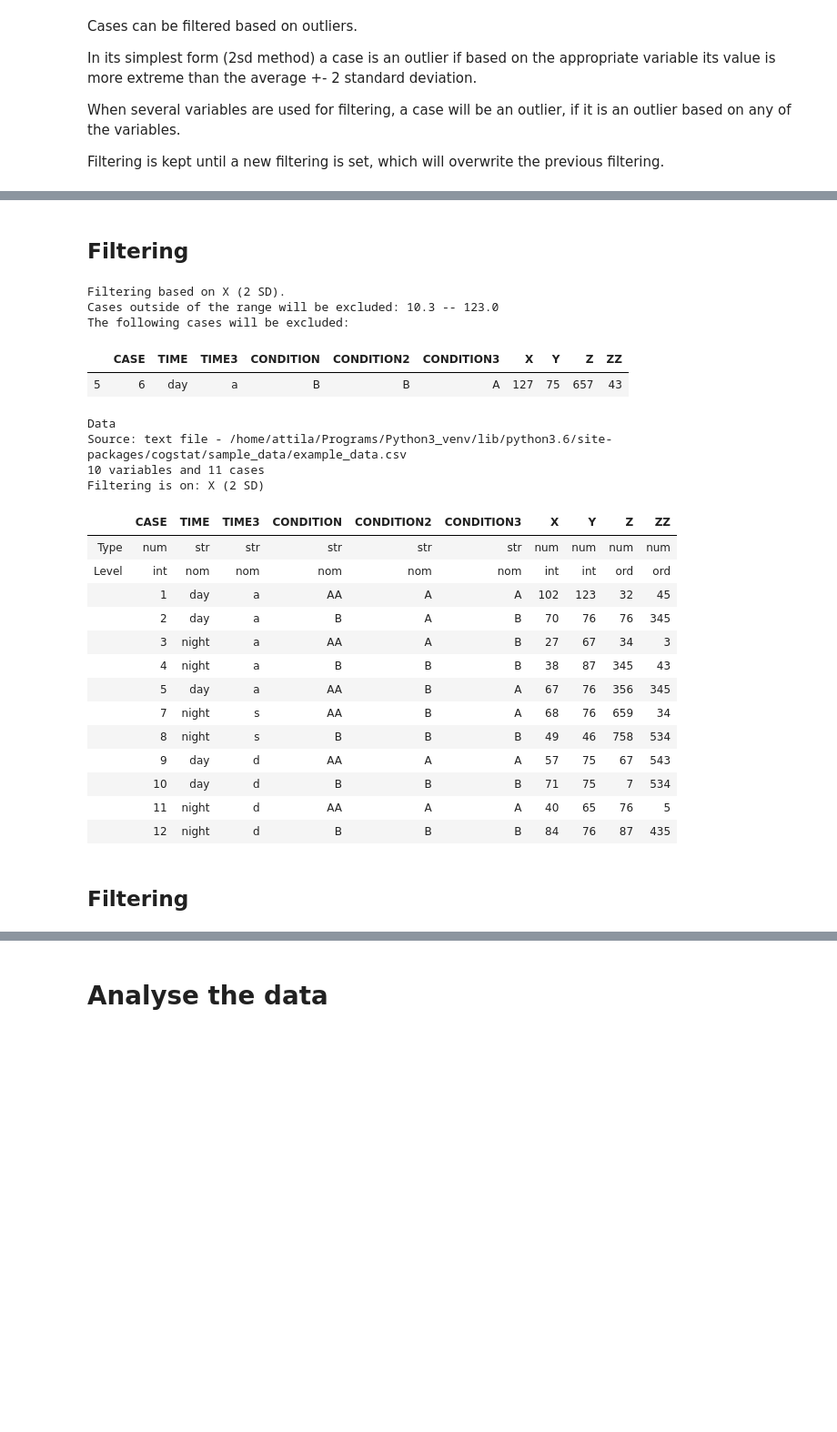
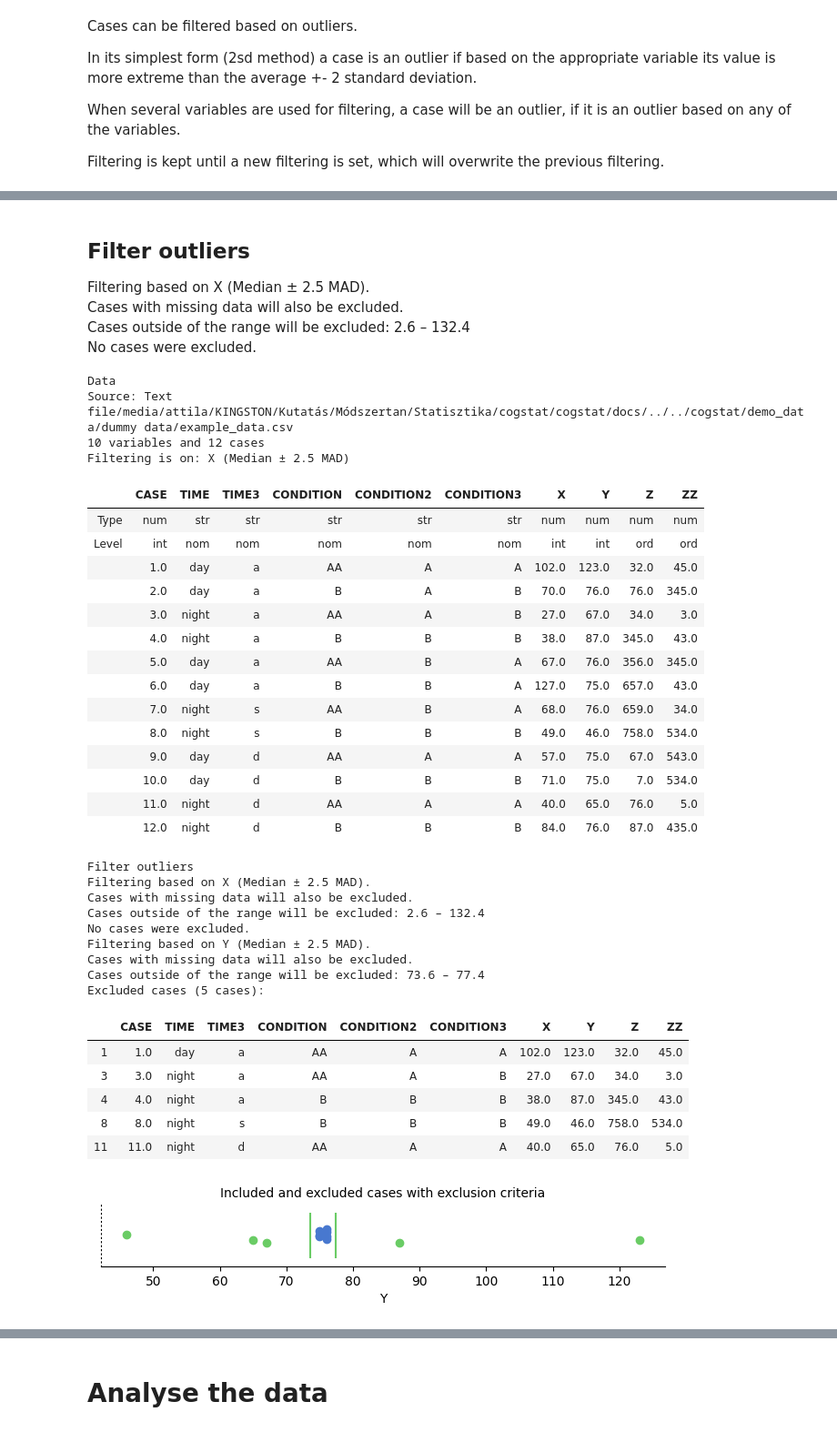
Before and after one commit to cogstat/cogstat, a Jupyter notebook: cogstat/docs/CogStat Jupyter Notebook tutorial.ipynb, the cells around one changed output, grey strips where cells are left out. Shown at 91% size. Saved outputs shown, nothing was run; the diff lists cells and outputs as text; code cells hidden in the pictures; blank space fills up the shorter version.

```diff
--- a/cogstat/docs/CogStat Jupyter Notebook tutorial.ipynb
+++ b/cogstat/docs/CogStat Jupyter Notebook tutorial.ipynb
@@ -324,7 +329,7 @@ When several variables are used for filtering, a case will be an outlier, if it
 Filtering is kept until a new filtering is set, which will overwrite the previous filtering.
 # %%
 # Let's import a data file
-data = cs.CogStatData(data = os.path.join(cs_dir, 'sample_data', 'example_data.csv'))
+data = cs.CogStatData(data = os.path.join(cs_dir, 'demo_data', 'dummy data', 'example_data.csv'))
 cs.display(data.print_data())
 
 # To turn on filtering based on a singla variable:
@@ -361,25 +366,40 @@ Source: text file - /home/attila/Programs/Python3_venv/lib/python3.6/site-packag
-Filtering
+Filter outliers
+Filtering based on X (Median ± 2.5 MAD).
+Cases with missing data will also be excluded.
+Cases outside of the range will be excluded: 2.6 – 132.4
+No cases were excluded.
-Filtering based on X (2 SD).
-Cases outside of the range will be excluded: 10.3 -- 123.0
-The following cases will be excluded:
+Data
+Source: Text file/media/attila/KINGSTON/Kutatás/Módszertan/Statisztika/cogstat/cogstat/docs/../../cogstat/demo_data/dummy data/example_data.csv
+10 variables and 12 cases
+Filtering is on: X (Median ± 2.5 MAD)
 |  | CASE | TIME | TIME3 | CONDITION | CONDITION2 | CONDITION3 | X | Y | Z | ZZ |
-| 5 | 6 | day | a | B | B | A | 127 | 75 | 657 | 43 |
+| Type | num | str | str | str | str | str | num | num | num | num |
+| Level | int | nom | nom | nom | nom | nom | int | int | ord | ord |
+|  | 1.0 | day | a | AA | A | A | 102.0 | 123.0 | 32.0 | 45.0 |
+|  | 2.0 | day | a | B | A | B | 70.0 | 76.0 | 76.0 | 345.0 |
+|  | 3.0 | night | a | AA | A | B | 27.0 | 67.0 | 34.0 | 3.0 |
+|  | 4.0 | night | a | B | B | B | 38.0 | 87.0 | 345.0 | 43.0 |
+|  | 5.0 | day | a | AA | B | A | 67.0 | 76.0 | 356.0 | 345.0 |
+|  | 6.0 | day | a | B | B | A | 127.0 | 75.0 | 657.0 | 43.0 |
+|  | 7.0 | night | s | AA | B | A | 68.0 | 76.0 | 659.0 | 34.0 |
+|  | 8.0 | night | s | B | B | B | 49.0 | 46.0 | 758.0 | 534.0 |
+|  | 9.0 | day | d | AA | A | A | 57.0 | 75.0 | 67.0 | 543.0 |
+|  | 10.0 | day | d | B | B | B | 71.0 | 75.0 | 7.0 | 534.0 |
+|  | 11.0 | night | d | AA | A | A | 40.0 | 65.0 | 76.0 | 5.0 |
+|  | 12.0 | night | d | B | B | B | 84.0 | 76.0 | 87.0 | 435.0 |
-Data
-Source: text file - /home/attila/Programs/Python3_venv/lib/python3.6/site-packages/cogstat/sample_data/example_data.csv
-10 variables and 11 cases
-Filtering is on: X (2 SD)
+Filter outliers
+Filtering based on X (Median ± 2.5 MAD).
+Cases with missing data will also be excluded.
+Cases outside of the range will be excluded: 2.6 – 132.4
+No cases were excluded.
+Filtering based on Y (Median ± 2.5 MAD).
+Cases with missing data will also be excluded.
+Cases outside of the range will be excluded: 73.6 – 77.4
+Excluded cases (5 cases):
 |  | CASE | TIME | TIME3 | CONDITION | CONDITION2 | CONDITION3 | X | Y | Z | ZZ |
-| Type | num | str | str | str | str | str | num | num | num | num |
-| Level | int | nom | nom | nom | nom | nom | int | int | ord | ord |
-|  | 1 | day | a | AA | A | A | 102 | 123 | 32 | 45 |
-|  | 2 | day | a | B | A | B | 70 | 76 | 76 | 345 |
-|  | 3 | night | a | AA | A | B | 27 | 67 | 34 | 3 |
-|  | 4 | night | a | B | B | B | 38 | 87 | 345 | 43 |
-|  | 5 | day | a | AA | B | A | 67 | 76 | 356 | 345 |
-|  | 7 | night | s | AA | B | A | 68 | 76 | 659 | 34 |
-|  | 8 | night | s | B | B | B | 49 | 46 | 758 | 534 |
-|  | 9 | day | d | AA | A | A | 57 | 75 | 67 | 543 |
-|  | 10 | day | d | B | B | B | 71 | 75 | 7 | 534 |
-|  | 11 | night | d | AA | A | A | 40 | 65 | 76 | 5 |
-|  | 12 | night | d | B | B | B | 84 | 76 | 87 | 435 |
+| 1 | 1.0 | day | a | AA | A | A | 102.0 | 123.0 | 32.0 | 45.0 |
+| 3 | 3.0 | night | a | AA | A | B | 27.0 | 67.0 | 34.0 | 3.0 |
+| 4 | 4.0 | night | a | B | B | B | 38.0 | 87.0 | 345.0 | 43.0 |
+| 8 | 8.0 | night | s | B | B | B | 49.0 | 46.0 | 758.0 | 534.0 |
+| 11 | 11.0 | night | d | AA | A | A | 40.0 | 65.0 | 76.0 | 5.0 |
-Filtering
+[figure, added]
```
Also changed, not shown: parts of 8 cells of this notebook.
